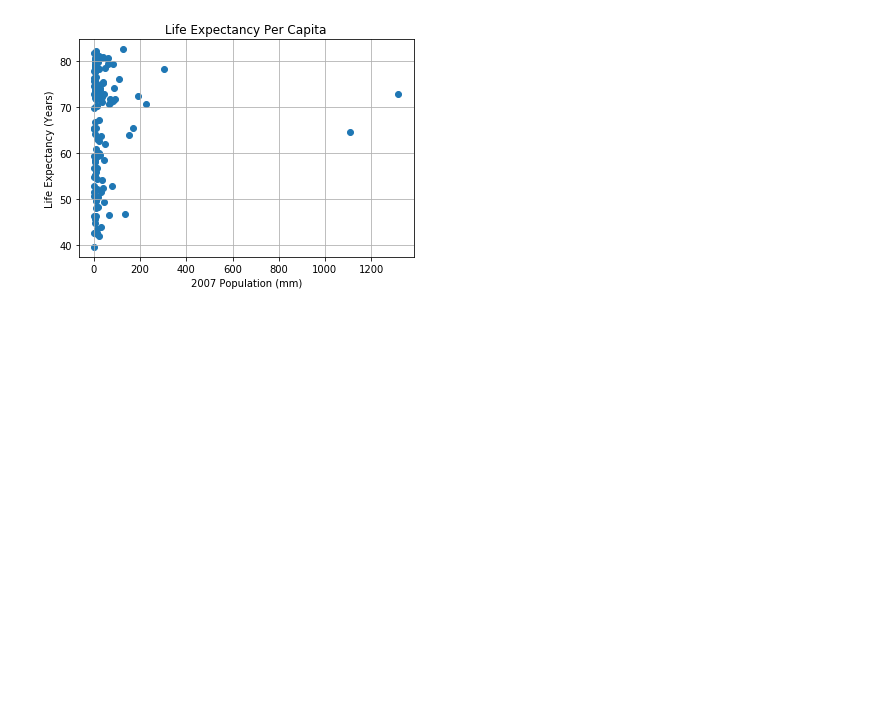
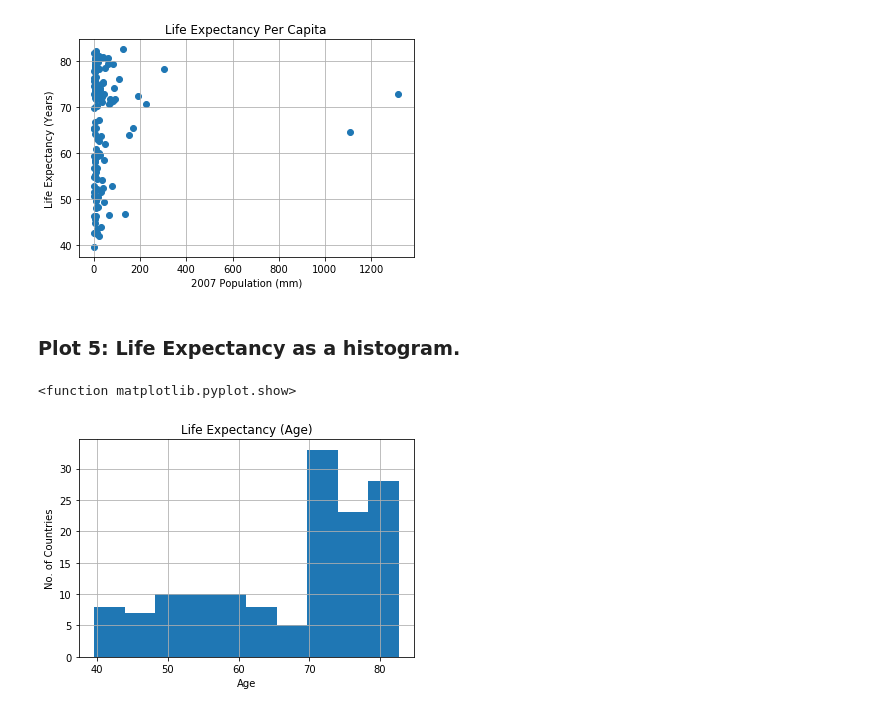
Before and after one commit to afminmax/DC-Data-Scientist-Lessons, a Jupyter notebook: matplotlib1.ipynb, the cells around one changed output. Drawn from its saved outputs; the diff is of its cells as text; code cells hidden in the pictures; blank space fills up the shorter version.

Commit message:
added histogram

```diff
--- a/matplotlib1.ipynb
+++ b/matplotlib1.ipynb
@@ -60,3 +60,15 @@ plt.grid(True)
 plt.show()
 # %% [output]
 [figure]
+# %% [markdown]
+### Plot 5: Life Expectancy as a histogram.
+# %%
+plt.hist(life_exp, bins = 10)
+plt.title('Life Expectancy (Age)')
+plt.xlabel('Age')
+plt.ylabel('No. of Countries')
+plt.grid(True)
+plt.show
+# %% [output]
+<function matplotlib.pyplot.show>
+[figure, added]
```
